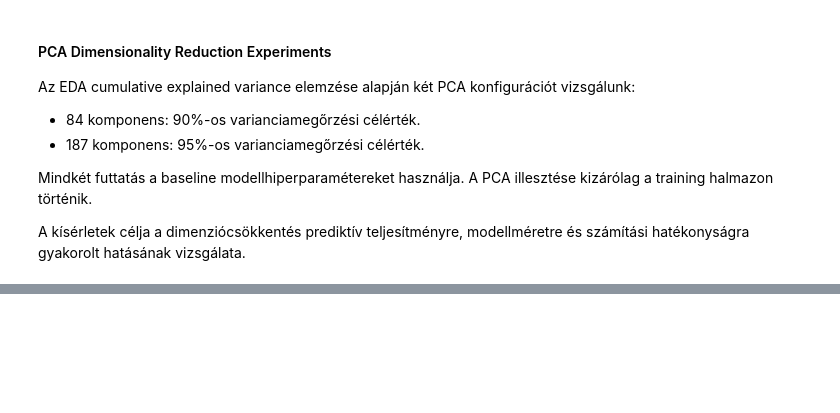
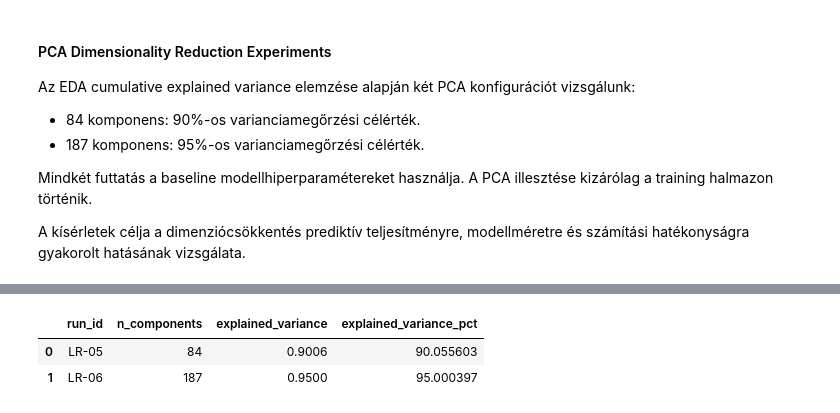
Before and after one commit to aszenas/DLProject_FashionMNIST, a Jupyter notebook: notebooks/02_logistic_regression.ipynb, the cells around one changed output, grey strips where cells are left out. Saved outputs shown, nothing was run; the diff lists cells and outputs as text; code cells hidden in the pictures; blank space fills up the shorter version.

```diff
--- a/notebooks/02_logistic_regression.ipynb
+++ b/notebooks/02_logistic_regression.ipynb
@@ -1538,0 +1555,20 @@ Training model...
+# %%
+pca_results = []
+
+for experiment in (lr_05, lr_06):
+    pca = experiment["preprocessor"].named_steps["pca"]
+
+    explained_variance = pca.explained_variance_ratio_.sum()
+
+    pca_results.append({
+        "run_id": experiment["result"]["run_id"],
+        "n_components": pca.n_components_,
+        "explained_variance": explained_variance,
+        "explained_variance_pct": explained_variance * 100,
+    })
+
+pd.DataFrame(pca_results).round(4)
+# %% [output]
+|  | run_id | n_components | explained_variance | explained_variance_pct |
+| 0 | LR-05 | 84 | 0.9006 | 90.055603 |
+| 1 | LR-06 | 187 | 0.9500 | 95.000397 |
```
Also changed, not shown: parts of 3 cells of this notebook, 1 other file.
